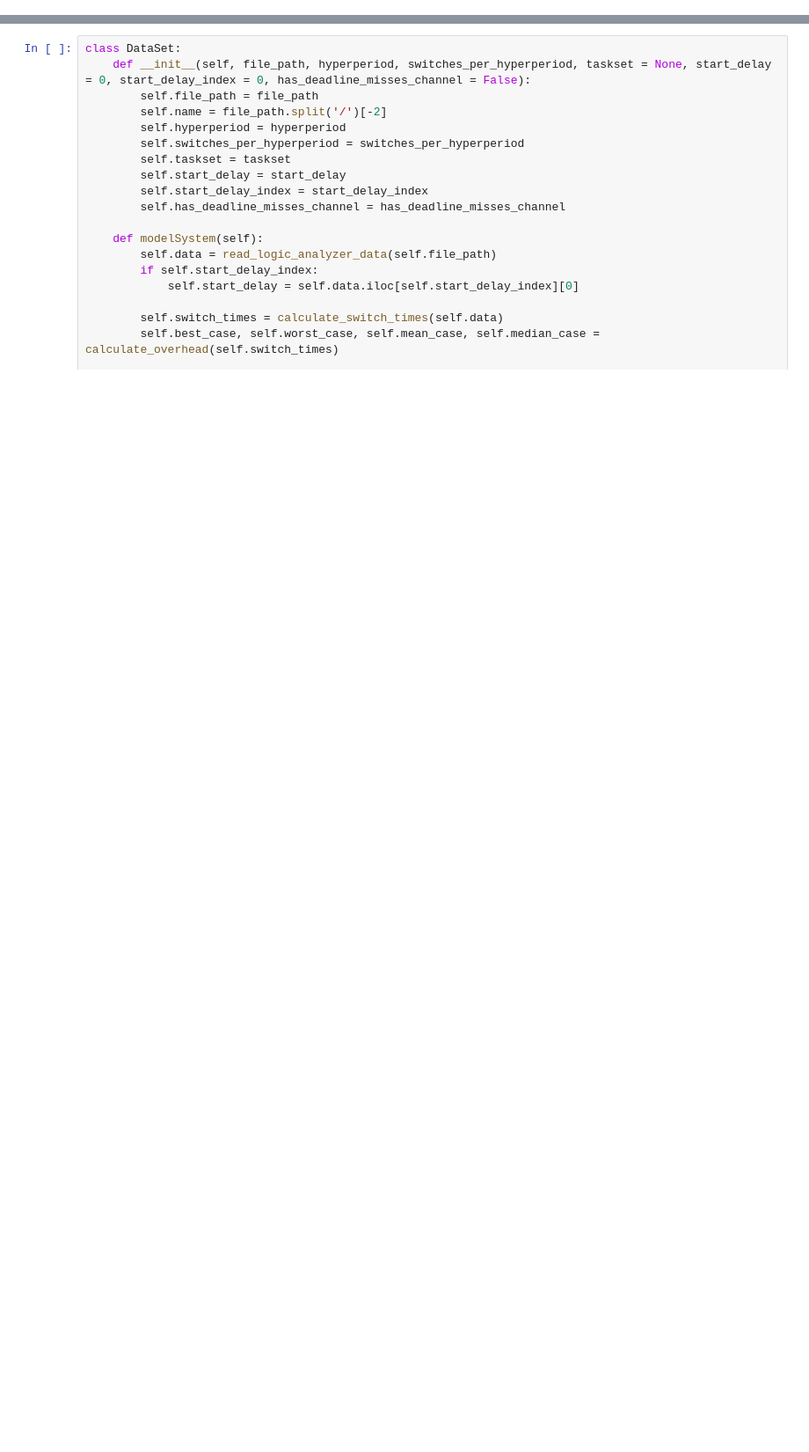
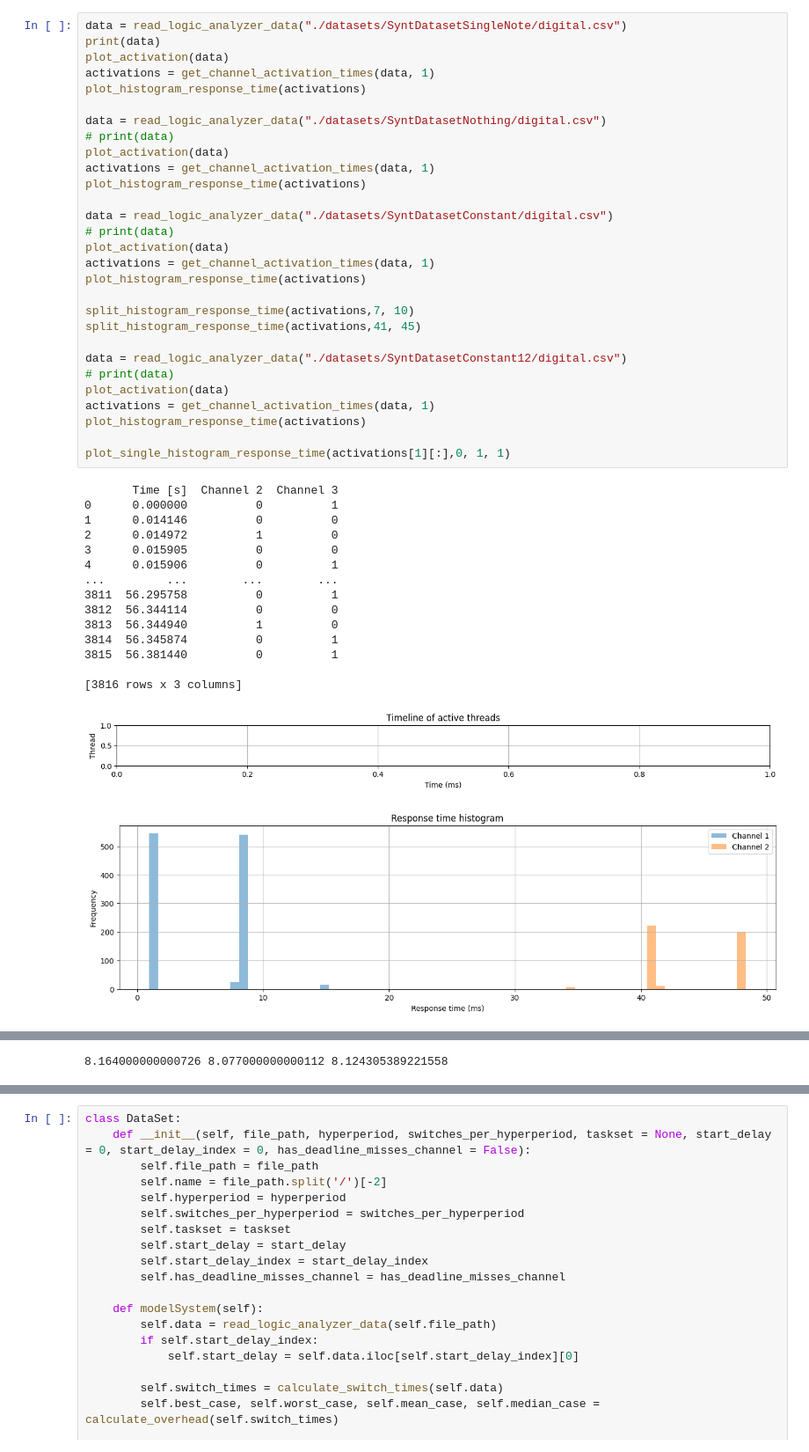
Before and after one commit to peacefighter1996/Real-Time-Systems-Logic-Analyzer-Data-Analisys, a Jupyter notebook: datasetparse.ipynb, the cells around one changed output, grey strips where cells are left out. Shown at 88% size. Cells and saved outputs as stored; diff of their text form; blank space fills up the shorter version.

Commit message:
more data

```diff
--- a/datasetparse.ipynb
+++ b/datasetparse.ipynb
@@ -0,0 +148,46 @@
+# %%
+data = read_logic_analyzer_data("./datasets/SyntDatasetSingleNote/digital.csv")
+print(data)
+plot_activation(data)
+activations = get_channel_activation_times(data, 1)
+plot_histogram_response_time(activations)
+
+data = read_logic_analyzer_data("./datasets/SyntDatasetNothing/digital.csv")
+# print(data)
+plot_activation(data)
+activations = get_channel_activation_times(data, 1)
+plot_histogram_response_time(activations)
+
+data = read_logic_analyzer_data("./datasets/SyntDatasetConstant/digital.csv")
+# print(data)
+plot_activation(data)
+activations = get_channel_activation_times(data, 1)
+plot_histogram_response_time(activations)
+
+split_histogram_response_time(activations,7, 10)
+split_histogram_response_time(activations,41, 45)
+
+data = read_logic_analyzer_data("./datasets/SyntDatasetConstant12/digital.csv")
+# print(data)
+plot_activation(data)
+activations = get_channel_activation_times(data, 1)
+plot_histogram_response_time(activations)
+
+plot_single_histogram_response_time(activations[1][:],0, 1, 1)
+# %% [output]
+       Time [s]  Channel 2  Channel 3
+0      0.000000          0          1
+1      0.014146          0          0
+2      0.014972          1          0
+3      0.015905          0          0
+4      0.015906          0          1
+...         ...        ...        ...
+3811  56.295758          0          1
+3812  56.344114          0          0
+3813  56.344940          1          0
+3814  56.345874          0          1
+3815  56.381440          0          1
+
+[3816 rows x 3 columns]
+[figure, added]
+[figure, added]
@@ -0,0 +198 @@
+8.164000000000726 8.077000000000112 8.124305389221558
```
Also changed, not shown: parts of 6 cells of this notebook, 10 other files.
